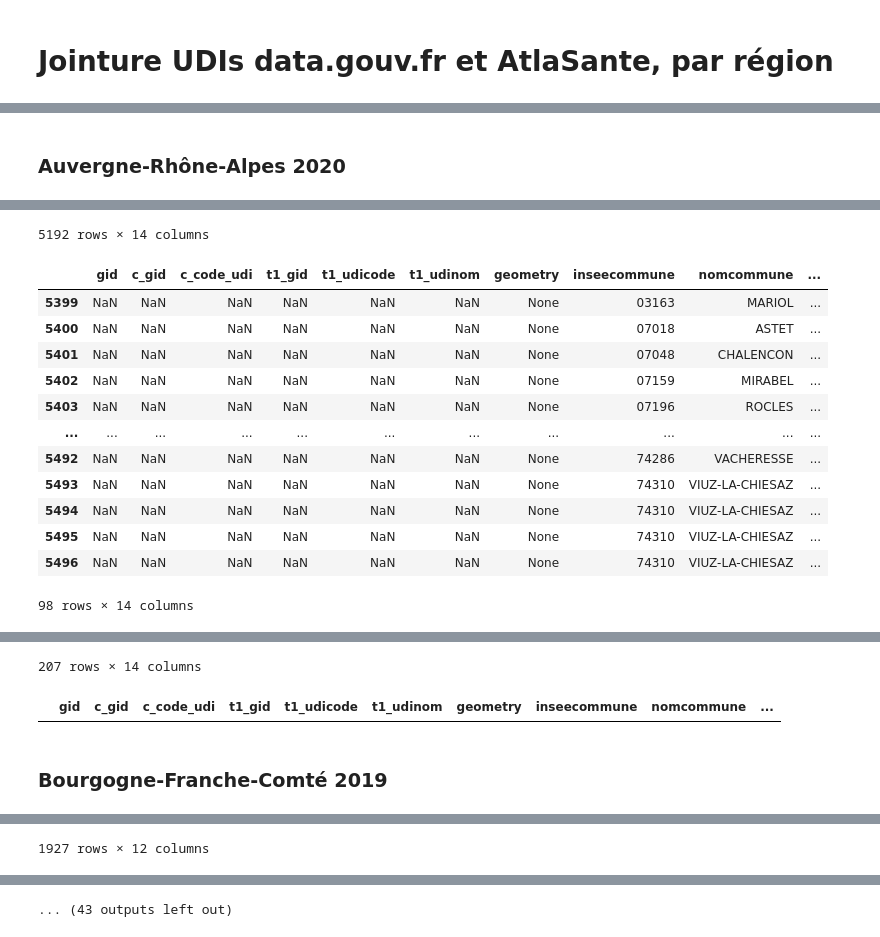
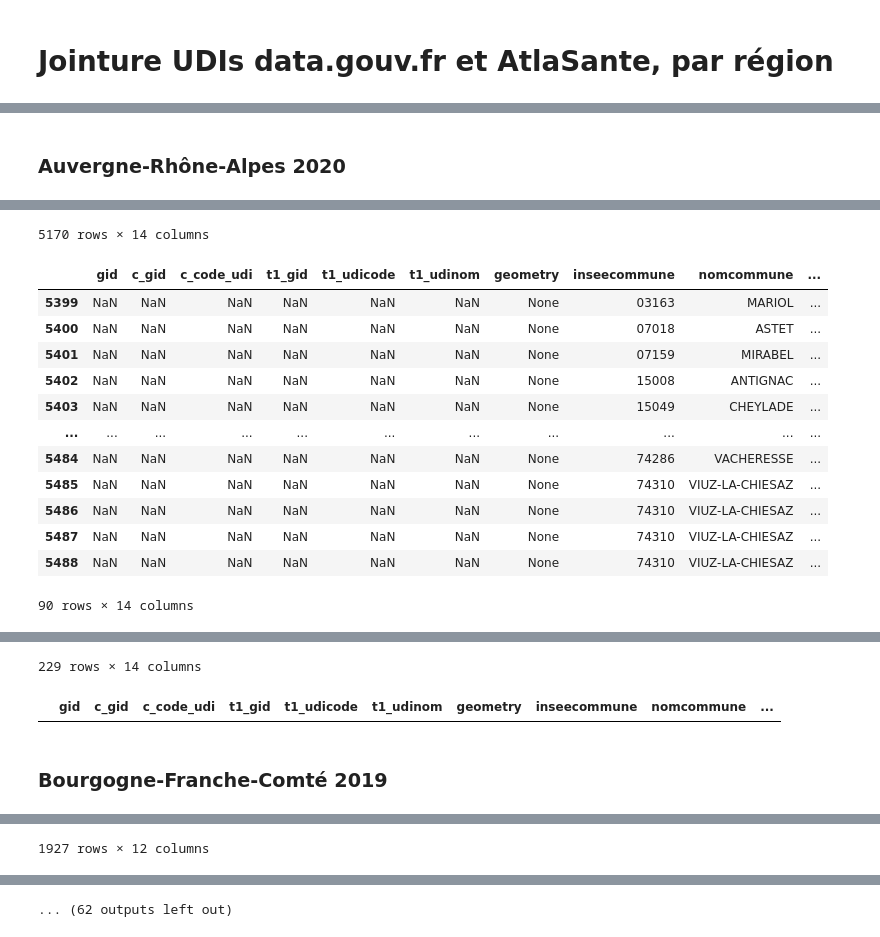
Before and after one commit to blenzi/GD4H_eau, a Jupyter notebook: jointure_UDI_AtlaSante.ipynb, the cells around one changed output, grey strips where cells are left out. Cells and saved outputs as stored; diff of their text form; code cells hidden in the pictures.

```diff
--- a/jointure_UDI_AtlaSante.ipynb
+++ b/jointure_UDI_AtlaSante.ipynb
@@ -121,7 +121,7 @@ join_data_gouv[2016]
 # %% [markdown]
 # Jointure UDIs data.gouv.fr et AtlaSante, par région
 # %%
-data_AtlaSante = pd.read_csv('data/info_AtlaSante.csv', sep=';').set_index('Région')
+data_AtlaSante = pd.read_csv('data/info_AtlaSante.csv').set_index('Région')
 data_AtlaSante
 # %% [output]
 |  | Année | Champ AtlaSante | Champ data.gouv | Fichier |
@@ -150,8 +153,8 @@ for region, data in data_AtlaSante.iterrows():
     data_gouv = join_data_gouv[data['Année']].drop_duplicates(data['Champ data.gouv'])
 
     # restrict to departments in the region
-    depts = departements.set_index('nomRegion').loc[region, 'code']
-    data_gouv_dept = data_gouv.loc[data_gouv['cddept'].isin(depts)]
+    depts = departements.set_index('nomRegion').loc[region if region != 'Réunion' else 'La Réunion', 'code']
+    data_gouv_dept = data_gouv.loc[data_gouv['cddept'].isin([depts] if isinstance(depts, (int, str)) else depts)]
 
     join = df.merge(data_gouv_dept,
                     left_on=data['Champ AtlaSante'],
@@ -173,44 +176,44 @@ for region, data in data_AtlaSante.iterrows():
     data_AtlaSante.loc[region, 'Pas dans AtlaSante'] = pas_AtlasSante.shape[0]
     data_AtlaSante.loc[region, 'Pas dans data.gouv'] = pas_dataGouv.shape[0]
     data_AtlaSante.loc[region, 'Pas dans dept'] = pas_dept.shape[0]
 
     display(md(f"### {region} {data['Année']}"))
     display(match)
     display(pas_AtlasSante)
     display(pas_dataGouv)
     display(pas_dept)
 
     match.to_csv(f"outputs/{region}_{data['Année']}_intersection.csv")
     pas_AtlasSante[data_gouv_dept.columns].to_csv(f"outputs/{region}_{data['Année']}_pasAtlaSante.csv")
     pas_dataGouv[df.columns].to_csv(f"outputs/{region}_{data['Année']}_pasDataGouv.csv")
 # %% [output]
 ### Auvergne-Rhône-Alpes 2020
 |  | gid | c_gid | c_code_udi | t1_gid | t1_udicode | t1_udinom | geometry | inseecommune | nomcommune | ... |
 | 0 | 1.0 | 1.0 | 003000300 | 318.0 | 003000300 | RESEAU AINAY-LE-CHATEAU | MULTIPOLYGON (((2.73353 46.69814,... | 03003 | AINAY-LE-CHATEAU | ... |
 | 1 | 2.0 | 2.0 | 003000301 | 319.0 | 003000301 | RESEAU CLAUDE DECLOITRE | MULTIPOLYGON (((3.42878 46.06524,... | 03001 | ABREST | ... |
 | 2 | 3.0 | 3.0 | 003000304 | 321.0 | 003000304 | RESEAU CERILLY | MULTIPOLYGON (((2.82875 46.58549,... | 03048 | CERILLY | ... |
 | 3 | 4.0 | 4.0 | 003000305 | 322.0 | 003000305 | RESEAU LA CHABANNE | MULTIPOLYGON (((3.71546 46.01416,... | 03050 | CHABANNE (LA) | ... |
 | 4 | 5.0 | 5.0 | 003000317 | 327.0 | 003000317 | RESEAU COMMENTRY | MULTIPOLYGON (((2.77439 46.26244,... | 03082 | COMMENTRY | ... |
 | ... | ... | ... | ... | ... | ... | ... | ... | ... | ... | ... |
 | 5392 | 5464.0 | 5464.0 | 007000637 | 613.0 | 007000637 | ILE DE L EYRIEUX | MULTIPOLYGON (((4.71239 44.79843,... | 07237 | SAINT-FORTUNAT-SUR-EYRIEUX | ... |
 | 5393 | 5465.0 | 5465.0 | 007001407 | 812.0 | 007001407 | LAMASTRE UDI VILLE | MULTIPOLYGON (((4.57715 45.00267,... | 07129 | LAMASTRE | ... |
 | 5394 | 5466.0 | 5466.0 | 007002656 | 926.0 | 007002656 | UDI SAUVANS | MULTIPOLYGON (((4.47055 45.04089,... | 07080 | DEVESSET | ... |
 | 5396 | 5468.0 | 5468.0 | 007001054 | 727.0 | 007001054 | PRANLES LA CHARRIERE | MULTIPOLYGON (((4.53872 44.78412,... | 07184 | PRANLES | ... |
 | 5397 | 5469.0 | 5469.0 | 007001047 | 723.0 | 007001047 | PRANLES VILLAGE | MULTIPOLYGON (((4.57797 44.79614,... | 07184 | PRANLES | ... |
-5192 rows × 14 columns
+5170 rows × 14 columns
 |  | gid | c_gid | c_code_udi | t1_gid | t1_udicode | t1_udinom | geometry | inseecommune | nomcommune | ... |
 | 5399 | NaN | NaN | NaN | NaN | NaN | NaN | None | 03163 | MARIOL | ... |
 | 5400 | NaN | NaN | NaN | NaN | NaN | NaN | None | 07018 | ASTET | ... |
-| 5401 | NaN | NaN | NaN | NaN | NaN | NaN | None | 07048 | CHALENCON | ... |
-| 5402 | NaN | NaN | NaN | NaN | NaN | NaN | None | 07159 | MIRABEL | ... |
-| 5403 | NaN | NaN | NaN | NaN | NaN | NaN | None | 07196 | ROCLES | ... |
+| 5401 | NaN | NaN | NaN | NaN | NaN | NaN | None | 07159 | MIRABEL | ... |
+| 5402 | NaN | NaN | NaN | NaN | NaN | NaN | None | 15008 | ANTIGNAC | ... |
+| 5403 | NaN | NaN | NaN | NaN | NaN | NaN | None | 15049 | CHEYLADE | ... |
 | ... | ... | ... | ... | ... | ... | ... | ... | ... | ... | ... |
-| 5492 | NaN | NaN | NaN | NaN | NaN | NaN | None | 74286 | VACHERESSE | ... |
-| 5493 | NaN | NaN | NaN | NaN | NaN | NaN | None | 74310 | VIUZ-LA-CHIESAZ | ... |
-| 5494 | NaN | NaN | NaN | NaN | NaN | NaN | None | 74310 | VIUZ-LA-CHIESAZ | ... |
-| 5495 | NaN | NaN | NaN | NaN | NaN | NaN | None | 74310 | VIUZ-LA-CHIESAZ | ... |
-| 5496 | NaN | NaN | NaN | NaN | NaN | NaN | None | 74310 | VIUZ-LA-CHIESAZ | ... |
+| 5484 | NaN | NaN | NaN | NaN | NaN | NaN | None | 74286 | VACHERESSE | ... |
+| 5485 | NaN | NaN | NaN | NaN | NaN | NaN | None | 74310 | VIUZ-LA-CHIESAZ | ... |
+| 5486 | NaN | NaN | NaN | NaN | NaN | NaN | None | 74310 | VIUZ-LA-CHIESAZ | ... |
+| 5487 | NaN | NaN | NaN | NaN | NaN | NaN | None | 74310 | VIUZ-LA-CHIESAZ | ... |
+| 5488 | NaN | NaN | NaN | NaN | NaN | NaN | None | 74310 | VIUZ-LA-CHIESAZ | ... |
-98 rows × 14 columns
+90 rows × 14 columns
 |  | gid | c_gid | c_code_udi | t1_gid | t1_udicode | t1_udinom | geometry | inseecommune | nomcommune | ... |
 | 154 | 156.0 | 156.0 | 015002777 | NaN | None | None | MULTIPOLYGON (((3.29830 44.99825,... | NaN | NaN | ... |
 | 210 | 212.0 | 212.0 | 015000862 | NaN | None | None | MULTIPOLYGON (((3.00230 44.82287,... | NaN | NaN | ... |
@@ -223,7 +226,7 @@ for region, data in data_AtlaSante.iterrows():
 | 5390 | 5462.0 | 5462.0 | 007001630 | 865.0 | 007001630 | SI HTE-AL LAVEYRUNE LA BASTIDE | MULTIPOLYGON (((3.90502 44.59933,... | NaN | NaN | ... |
 | 5395 | 5467.0 | 5467.0 | 007006185 | 978.0 | 007006185 | LAFARRE TETE COIRET | MULTIPOLYGON (((4.49832 45.05682,... | NaN | NaN | ... |
 | 5398 | 5470.0 | 5470.0 | 007006193 | 980.0 | 007006193 | PRANLES SERRET | MULTIPOLYGON (((4.57357 44.77714,... | NaN | NaN | ... |
-207 rows × 14 columns
+229 rows × 14 columns
 |  | gid | c_gid | c_code_udi | t1_gid | t1_udicode | t1_udinom | geometry | inseecommune | nomcommune | ... |
 ### Bourgogne-Franche-Comté 2019
 |  | gid | code | nom | infofactur | geometry | inseecommune | nomcommune | quartier | cdreseau | ... |
@@ -256,7 +259,7 @@ for region, data in data_AtlaSante.iterrows():
 | 2120 | NaN | NaN | NaN | NaN | None | 89436 | VENIZY | les fourneaux | 089003474 | ... |
 | 2121 | NaN | NaN | NaN | NaN | None | 90002 | ANGEOT | - | 090003793 | ... |
 | 2122 | NaN | NaN | NaN | NaN | None | 90036 | EGUENIGUE | - | 090003794 | ... |
-... (43 outputs left out)
+... (62 outputs left out)
 # %%
 data_AtlaSante.convert_dtypes(convert_string=False).to_csv('outputs/tableau_AtlaSante.csv')
 data_AtlaSante.convert_dtypes(convert_string=False)
```
Also changed, not shown: parts of 6 cells of this notebook, 2 other files.
